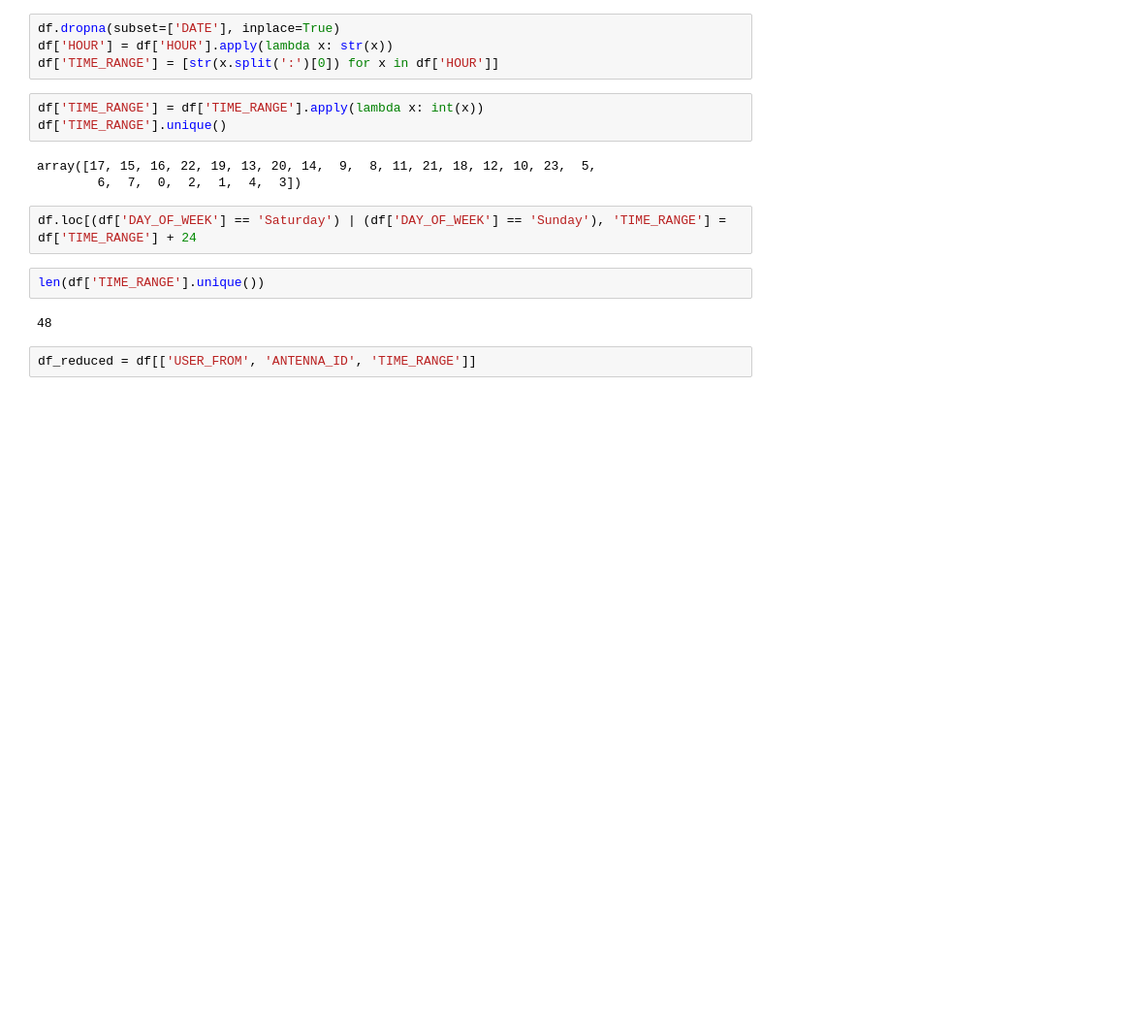
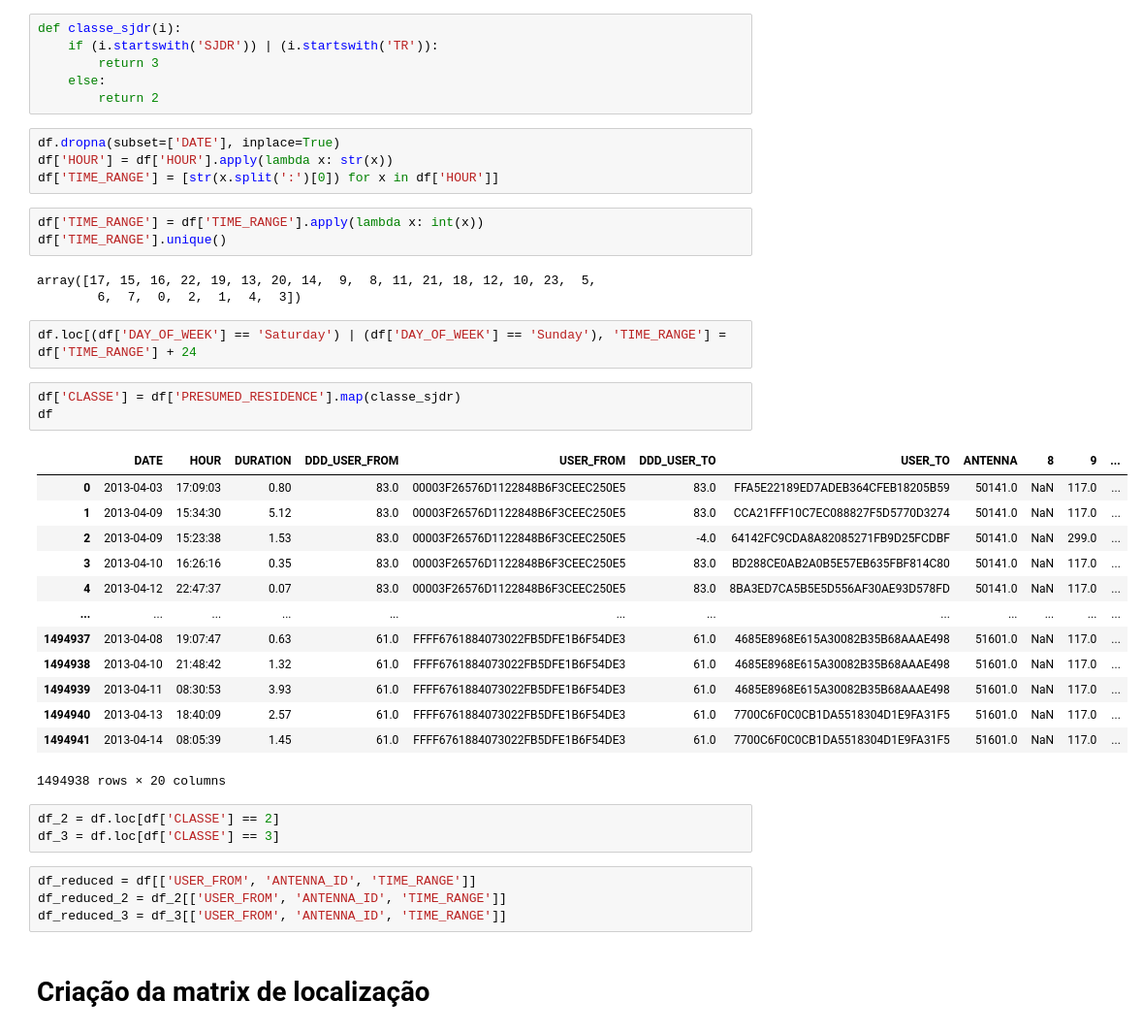
Before and after one commit to ghmc91/Projeto_Mestrado, a Jupyter notebook: Location_Matrix.ipynb, the cells around one changed output. Shown at 97% size. Drawn from its saved outputs; the diff is of its cells as text; blank space fills up the shorter version.

```diff
--- a/Location_Matrix.ipynb
+++ b/Location_Matrix.ipynb
@@ -3,6 +7,12 @@ import pandas as pd
 # %%
 df = pd.read_csv('/home/gustavo/Desktop/Mestrado/mestrado_dados/dados_18.11/df_main_full.csv', index_col=False)
 df.drop(columns={'Unnamed: 0'}, inplace=True)
+# %%
+def classe_sjdr(i):
+    if (i.startswith('SJDR')) | (i.startswith('TR')):
+        return 3
+    else:
+        return 2
 # %%
 df.dropna(subset=['DATE'], inplace=True)
 df['HOUR'] = df['HOUR'].apply(lambda x: str(x))
@@ -15,12 +25,32 @@ array([17, 15, 16, 22, 19, 13, 20, 14,  9,  8, 11, 21, 18, 12, 10, 23,  5,
         6,  7,  0,  2,  1,  4,  3])
 # %%
 df.loc[(df['DAY_OF_WEEK'] == 'Saturday') | (df['DAY_OF_WEEK'] == 'Sunday'), 'TIME_RANGE'] = df['TIME_RANGE'] + 24
-# %%
-len(df['TIME_RANGE'].unique())
-# %% [output]
-48
+# %%
+df['CLASSE'] = df['PRESUMED_RESIDENCE'].map(classe_sjdr)
+df
+# %% [output]
+|  | DATE | HOUR | DURATION | DDD_USER_FROM | USER_FROM | DDD_USER_TO | USER_TO | ANTENNA | 8 | 9 | ... |
+| 0 | 2013-04-03 | 17:09:03 | 0.80 | 83.0 | 00003F26576D1122848B6F3CEEC250E5 | 83.0 | FFA5E22189ED7ADEB364CFEB18205B59 | 50141.0 | NaN | 117.0 | ... |
+| 1 | 2013-04-09 | 15:34:30 | 5.12 | 83.0 | 00003F26576D1122848B6F3CEEC250E5 | 83.0 | CCA21FFF10C7EC088827F5D5770D3274 | 50141.0 | NaN | 117.0 | ... |
+| 2 | 2013-04-09 | 15:23:38 | 1.53 | 83.0 | 00003F26576D1122848B6F3CEEC250E5 | -4.0 | 64142FC9CDA8A82085271FB9D25FCDBF | 50141.0 | NaN | 299.0 | ... |
+| 3 | 2013-04-10 | 16:26:16 | 0.35 | 83.0 | 00003F26576D1122848B6F3CEEC250E5 | 83.0 | BD288CE0AB2A0B5E57EB635FBF814C80 | 50141.0 | NaN | 117.0 | ... |
+| 4 | 2013-04-12 | 22:47:37 | 0.07 | 83.0 | 00003F26576D1122848B6F3CEEC250E5 | 83.0 | 8BA3ED7CA5B5E5D556AF30AE93D578FD | 50141.0 | NaN | 117.0 | ... |
+| ... | ... | ... | ... | ... | ... | ... | ... | ... | ... | ... | ... |
+| 1494937 | 2013-04-08 | 19:07:47 | 0.63 | 61.0 | FFFF6761884073022FB5DFE1B6F54DE3 | 61.0 | 4685E8968E615A30082B35B68AAAE498 | 51601.0 | NaN | 117.0 | ... |
+| 1494938 | 2013-04-10 | 21:48:42 | 1.32 | 61.0 | FFFF6761884073022FB5DFE1B6F54DE3 | 61.0 | 4685E8968E615A30082B35B68AAAE498 | 51601.0 | NaN | 117.0 | ... |
+| 1494939 | 2013-04-11 | 08:30:53 | 3.93 | 61.0 | FFFF6761884073022FB5DFE1B6F54DE3 | 61.0 | 4685E8968E615A30082B35B68AAAE498 | 51601.0 | NaN | 117.0 | ... |
+| 1494940 | 2013-04-13 | 18:40:09 | 2.57 | 61.0 | FFFF6761884073022FB5DFE1B6F54DE3 | 61.0 | 7700C6F0C0CB1DA5518304D1E9FA31F5 | 51601.0 | NaN | 117.0 | ... |
+| 1494941 | 2013-04-14 | 08:05:39 | 1.45 | 61.0 | FFFF6761884073022FB5DFE1B6F54DE3 | 61.0 | 7700C6F0C0CB1DA5518304D1E9FA31F5 | 51601.0 | NaN | 117.0 | ... |
+1494938 rows × 20 columns
+# %%
+df_2 = df.loc[df['CLASSE'] == 2]
+df_3 = df.loc[df['CLASSE'] == 3]
 # %%
 df_reduced = df[['USER_FROM', 'ANTENNA_ID', 'TIME_RANGE']]
+df_reduced_2 = df_2[['USER_FROM', 'ANTENNA_ID', 'TIME_RANGE']]
+df_reduced_3 = df_3[['USER_FROM', 'ANTENNA_ID', 'TIME_RANGE']]
+# %% [markdown]
+# Criação da matrix de localização
 # %%
 location_matrix = df_reduced.groupby([*df_reduced.columns]).size()
 location_matrix = location_matrix.unstack([1,2]).stack(dropna=False).fillna(0, downcast='infer')
```
Also changed, not shown: parts of 26 cells of this notebook, 2 other files.
